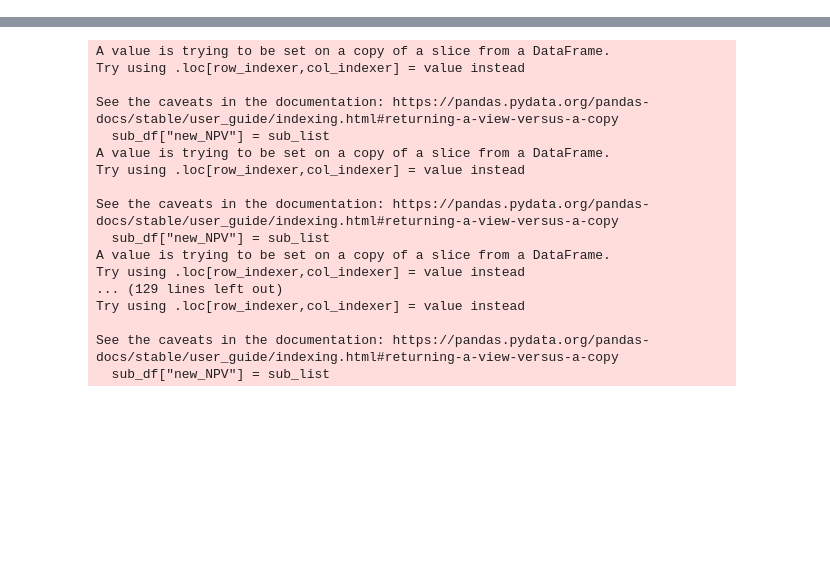
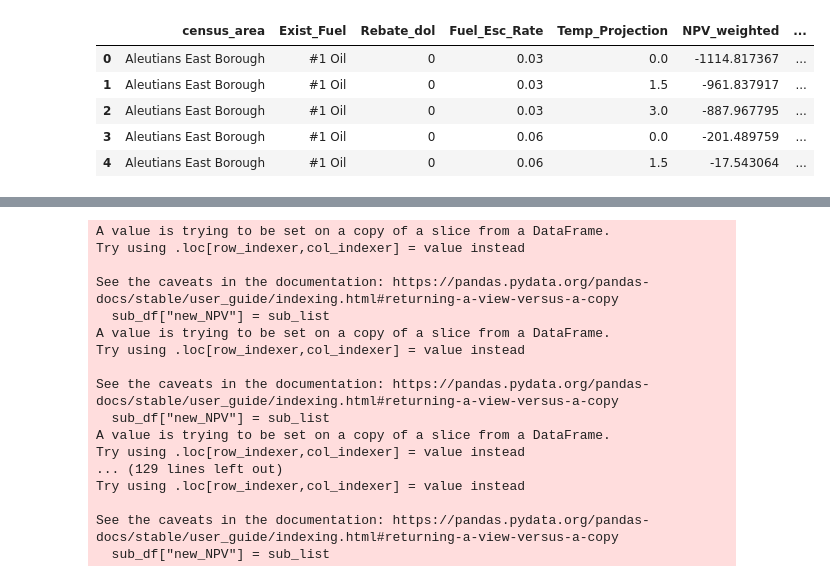
Before and after one commit to uwescience/DSSG2023-Heating-Loads, a Jupyter notebook: Code/weightBoroughEstimates.ipynb, the cells around one changed output, grey strips where cells are left out. Saved outputs shown, nothing was run; the diff lists cells and outputs as text; code cells hidden in the pictures; blank space fills up the shorter version.

```diff
--- a/Code/AggregatingNums_Amina.ipynb
+++ b/Code/weightBoroughEstimates.ipynb
@@ -20,0 +180,9 @@ boroughs = gpd.read_file('../data_submodule/DSSG2023-Heating-Loads-Data/shapefil
+# %%
+borough_estimates_weightedByHU.head()
+# %% [output]
+|  | census_area | Exist_Fuel | Rebate_dol | Fuel_Esc_Rate | Temp_Projection | NPV_weighted | ... |
+| 0 | Aleutians East Borough | #1 Oil | 0 | 0.03 | 0.0 | -1114.817367 | ... |
+| 1 | Aleutians East Borough | #1 Oil | 0 | 0.03 | 1.5 | -961.837917 | ... |
+| 2 | Aleutians East Borough | #1 Oil | 0 | 0.03 | 3.0 | -887.967795 | ... |
+| 3 | Aleutians East Borough | #1 Oil | 0 | 0.06 | 0.0 | -201.489759 | ... |
+| 4 | Aleutians East Borough | #1 Oil | 0 | 0.06 | 1.5 | -17.543064 | ... |
```
Also changed, not shown: parts of 44 cells of this notebook, 2 other files.
